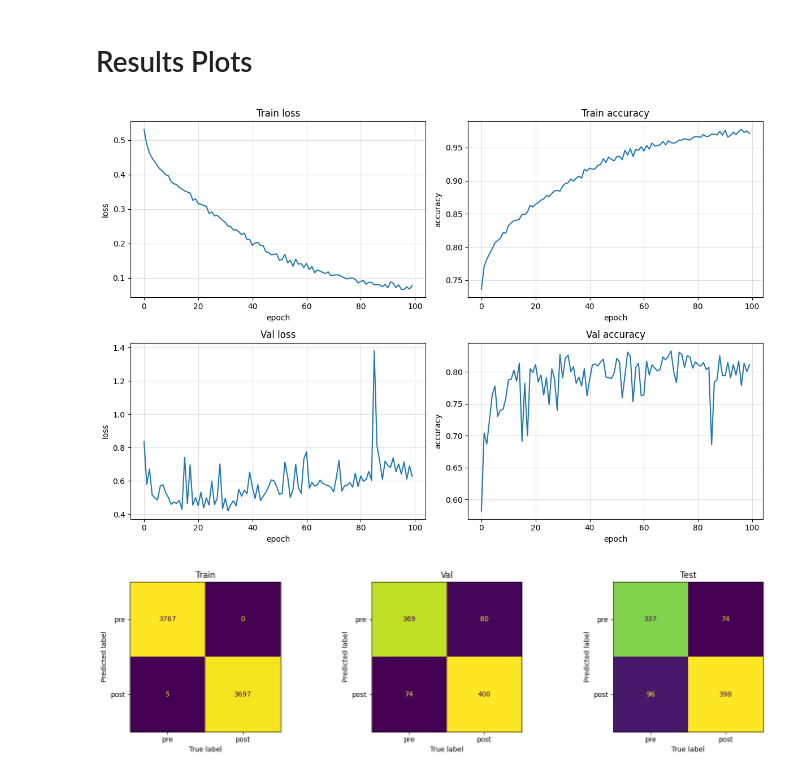
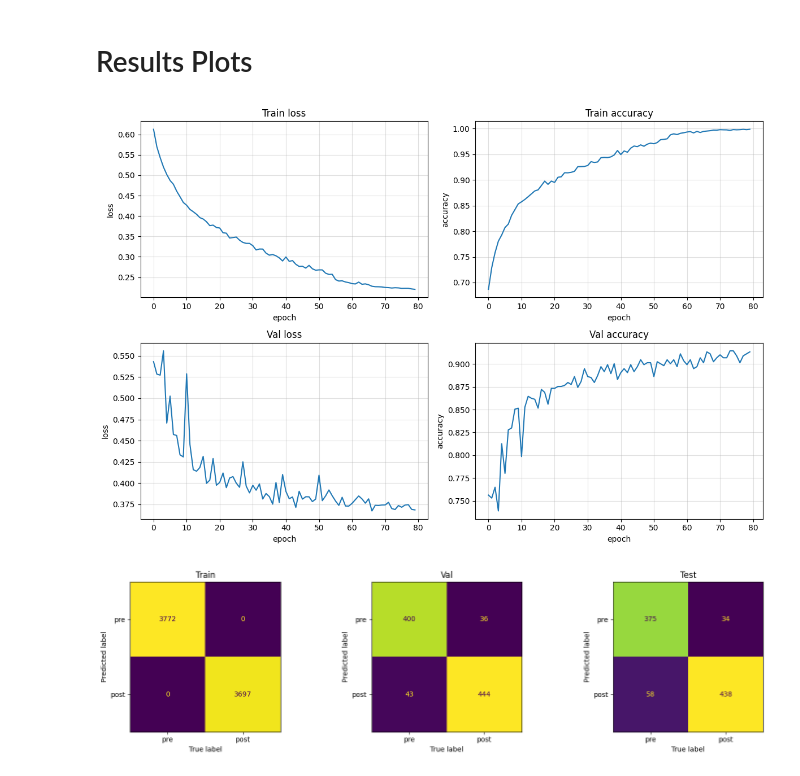
Before and after one commit to Mpinaz/Thesis, a Jupyter notebook: Model.ipynb, the cells around one changed output. Saved outputs shown, nothing was run; the diff lists cells and outputs as text; code cells hidden in the pictures.

```diff
--- a/Model.ipynb
+++ b/Model.ipynb
@@ -234,14 +234,16 @@ device = torch.device("cuda" if torch.cuda.is_available() else "cpu")
 Epochs = 100
 OneD_model = CNN().to(device)
 
-crit = nn.CrossEntropyLoss()
+crit = nn.CrossEntropyLoss(label_smoothing=0.1)
 opt = optim.Adam(OneD_model.parameters(), lr=1e-3)
+
 
 scheduler = optim.lr_scheduler.ReduceLROnPlateau(
     opt,
     mode="min",
     factor=0.5,
-    patience=10)
+    patience=10,
+    min_lr=8e-5)
 # %%
 history1D = {"train_loss": [],
            "val_loss": [],
@@ -287,7 +289,7 @@ for epoch in pbar:
     val_loss = tot_loss / total
     val_acc  = correct / total
 
-    # scheduler.step(val_loss)   # da attivare con lo scheduler
+    scheduler.step(val_loss)   # da attivare con lo scheduler
 
     history1D["train_loss"].append(train_loss)
     history1D["val_loss"].append(val_loss)
@@ -373,40 +375,26 @@ class CNN2D(nn.Module):
 
             nn.Dropout2d(self.p),
 
-            nn.Conv2d(32, 64, kernel_size=7, padding=3),
+            nn.Conv2d(32, 64, kernel_size=5, padding=2),
             nn.BatchNorm2d(64),
             nn.MaxPool2d(2),
             nn.ReLU(),
 
             nn.Dropout2d(self.p),
 
-            nn.Conv2d(64, 64, kernel_size=7, padding=3),
-            nn.BatchNorm2d(64),
+            nn.Conv2d(64, 128, kernel_size=5, padding=2),
+            nn.BatchNorm2d(128),
             nn.MaxPool2d(2),
             nn.ReLU(),
 
-            nn.Dropout2d(self.p),
+            # nn.Dropout2d(self.p),
 
-            nn.Conv2d(64, 128, kernel_size=7, padding=3),
-            nn.BatchNorm2d(128),
-            # nn.MaxPool2d(2),
-            nn.ReLU(),
-
-            # nn.Dropout(self.p),
-
-            nn.Conv2d(128, 128, kernel_size=5, padding=2),
-            nn.BatchNorm2d(128),
-            # nn.MaxPool2d(2),
-            nn.ReLU(),
-
-            # nn.Dropout(self.p),
-
-            nn.Conv2d(128, 256, kernel_size=3, padding=1),
+            nn.Conv2d(128, 256, kernel_size=3, padding=3),
             nn.BatchNorm2d(256),
             # nn.MaxPool2d(2),
             nn.ReLU(),
 
-            nn.AdaptiveAvgPool2d(1),   # riduce l'asse temporale a 1
+            nn.AdaptiveAvgPool2d(1)
         )
         self.lin = nn.Linear(256, output_classes)
 
@@ -481,7 +469,7 @@ for epoch in pbar:
     history2D["train_acc"].append(train_acc)
     history2D["val_acc"].append(val_acc)
 
-    if not (epoch + 1) % 25:
+    if not (epoch + 1) % 20:
           tqdm.write(f"\nEpoch {epoch+1}: \ntrain_loss={train_loss:.4f} \ntrain_acc={train_acc:.4f} \nval_loss={val_loss:.4f} \nval_acc={val_acc:.3f}")
 
     if val_acc > best_val_acc:
@@ -516,37 +504,37 @@ Best val accuracy: 0.9079
 # %% [markdown]
 # Results Plots
 # %%
-history, Using, model = history1D, "CNN1D", OneD_model
+# history, Using, model = history1D, "CNN1D", OneD_model
 
-# history, Using, model= history2D, "CNN2D", TwoD_model
+history, Using, model= history2D, "CNN2D", TwoD_model
 
 fig, ax = plt.subplots(2, 2, figsize=(12, 8))
 
 ax[0, 0].plot(history["train_loss"])
 ax[0, 0].set_title("Train loss")
 ax[0, 0].set_xlabel("epoch"); ax[0, 0].set_ylabel("loss")
 ax[0, 0].grid(alpha = 0.4)
 
 ax[0, 1].plot(history["train_acc"])
 ax[0, 1].set_title("Train accuracy")
 ax[0, 1].set_xlabel("epoch"); ax[0, 1].set_ylabel("accuracy")
 ax[0, 1].grid(alpha = 0.4)
 
 ax[1, 0].plot(history["val_loss"])
 ax[1, 0].set_title("Val loss")
 ax[1, 0].set_xlabel("epoch"); ax[1, 0].set_ylabel("loss")
 ax[1, 0].grid(alpha = 0.4)
 
 ax[1, 1].plot(history["val_acc"])
 ax[1, 1].set_title("Val accuracy")
 ax[1, 1].set_xlabel("epoch"); ax[1, 1].set_ylabel("accuracy")
 ax[1, 1].grid(alpha = 0.4)
 
 fig.tight_layout()
 # fig.savefig(f"{Using}: Train and Validation set during Training.png", dpi=150, bbox_inches="tight")
 plt.show()
 # %% [output]
-[figure, old version]
+[figure, new version]
 # %%
 def get_preds(model, loader):
     y_true, y_pred = [], []
```
Also changed, not shown: parts of 7 cells of this notebook.
